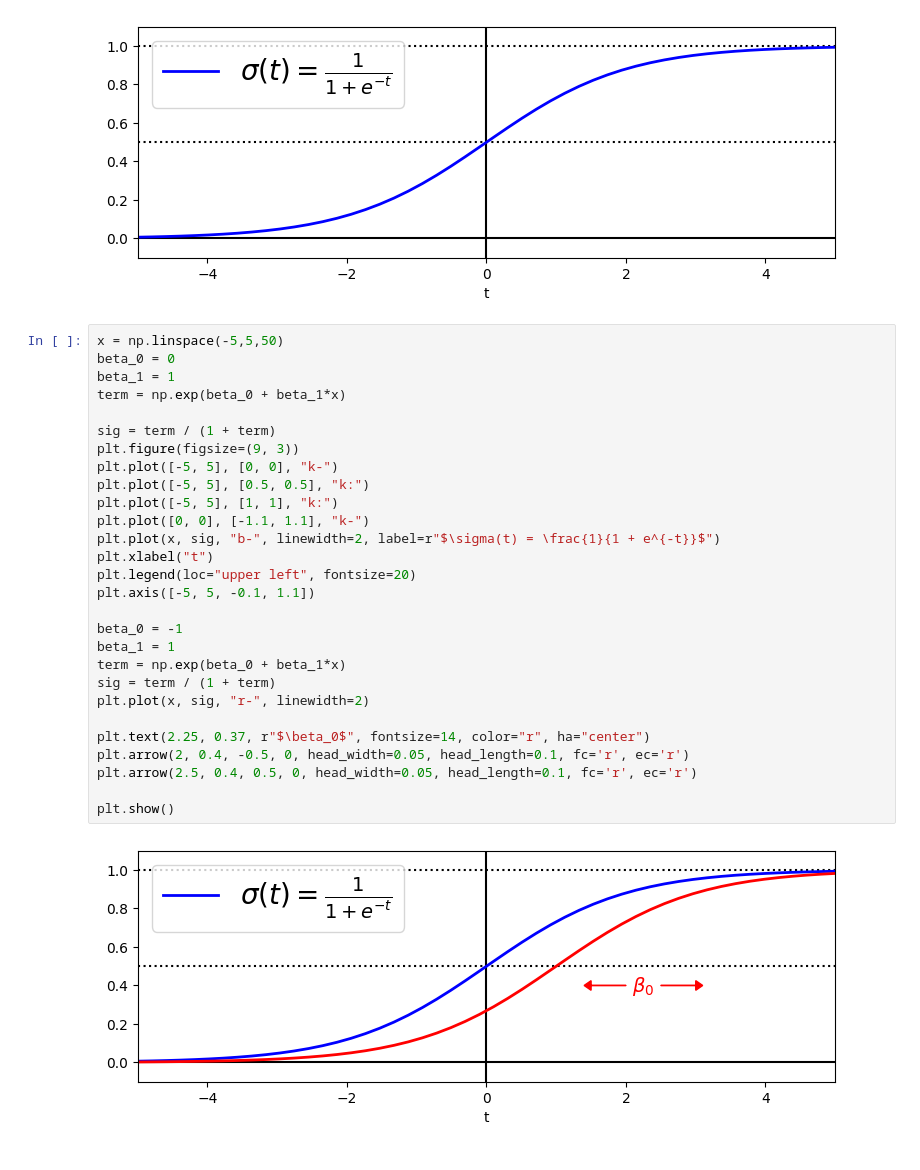
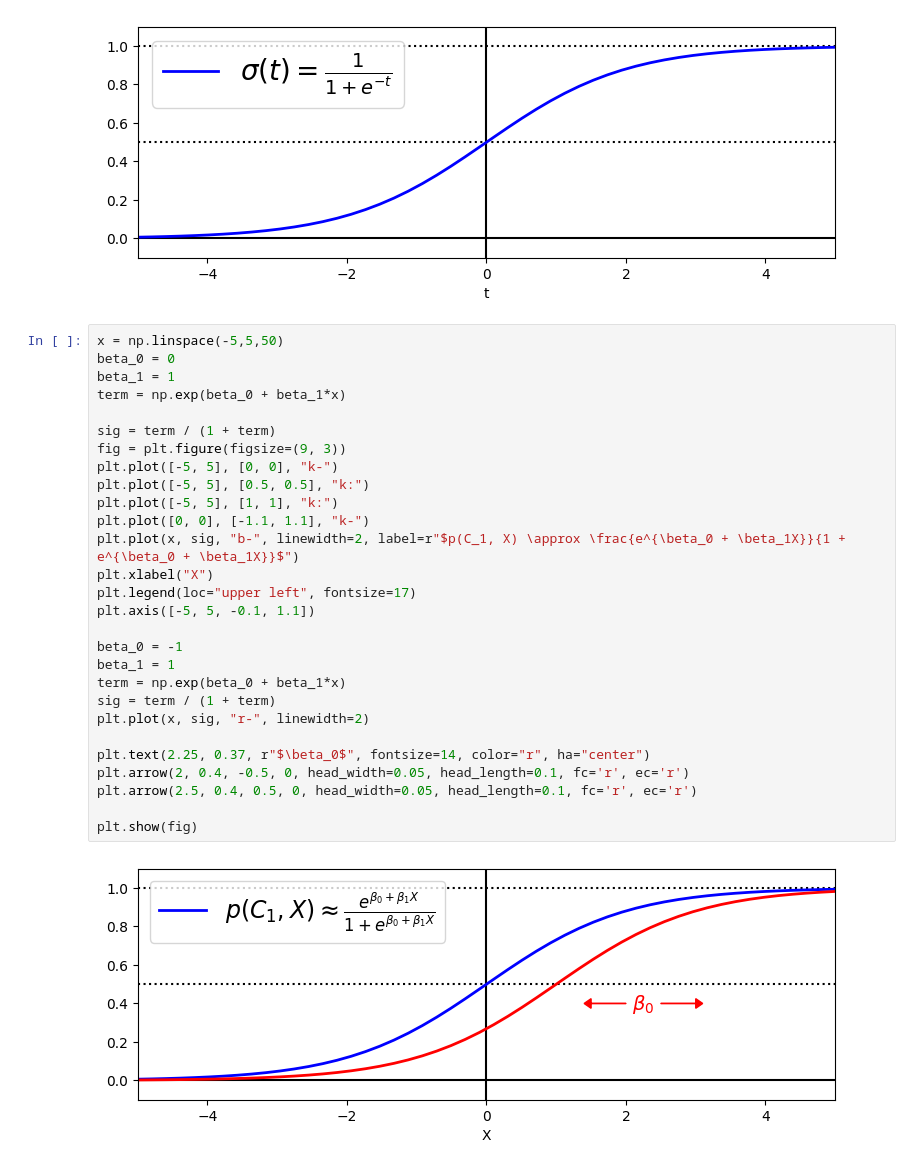
Before and after one commit to damajojung/project-neurocloud, a Jupyter notebook: code/5_logistic_regression/log_reg.ipynb, the cells around one changed output. Cells and saved outputs as stored; diff of their text form.

```diff
--- a/code/5_logistic_regression/log_reg.ipynb
+++ b/code/5_logistic_regression/log_reg.ipynb
@@ -231,30 +231,30 @@ plt.show()
 # %%
 x = np.linspace(-5,5,50)
 beta_0 = 0
 beta_1 = 1
 term = np.exp(beta_0 + beta_1*x)
 
 sig = term / (1 + term)
-plt.figure(figsize=(9, 3))
+fig = plt.figure(figsize=(9, 3))
 plt.plot([-5, 5], [0, 0], "k-")
 plt.plot([-5, 5], [0.5, 0.5], "k:")
 plt.plot([-5, 5], [1, 1], "k:")
 plt.plot([0, 0], [-1.1, 1.1], "k-")
-plt.plot(x, sig, "b-", linewidth=2, label=r"$\sigma(t) = \frac{1}{1 + e^{-t}}$")
-plt.xlabel("t")
-plt.legend(loc="upper left", fontsize=20)
+plt.plot(x, sig, "b-", linewidth=2, label=r"$p(C_1, X) \approx \frac{e^{\beta_0 + \beta_1X}}{1 + e^{\beta_0 + \beta_1X}}$")
+plt.xlabel("X")
+plt.legend(loc="upper left", fontsize=17)
 plt.axis([-5, 5, -0.1, 1.1])
 
 beta_0 = -1
 beta_1 = 1
 term = np.exp(beta_0 + beta_1*x)
 sig = term / (1 + term)
 plt.plot(x, sig, "r-", linewidth=2)
 
 plt.text(2.25, 0.37, r"$\beta_0$", fontsize=14, color="r", ha="center")
 plt.arrow(2, 0.4, -0.5, 0, head_width=0.05, head_length=0.1, fc='r', ec='r')
 plt.arrow(2.5, 0.4, 0.5, 0, head_width=0.05, head_length=0.1, fc='r', ec='r')
 
-plt.show()
+plt.show(fig)
 # %% [output]
-[figure, old version]
+[figure, new version]
```
Also changed, not shown: parts of 3 cells of this notebook, 1 other file.
